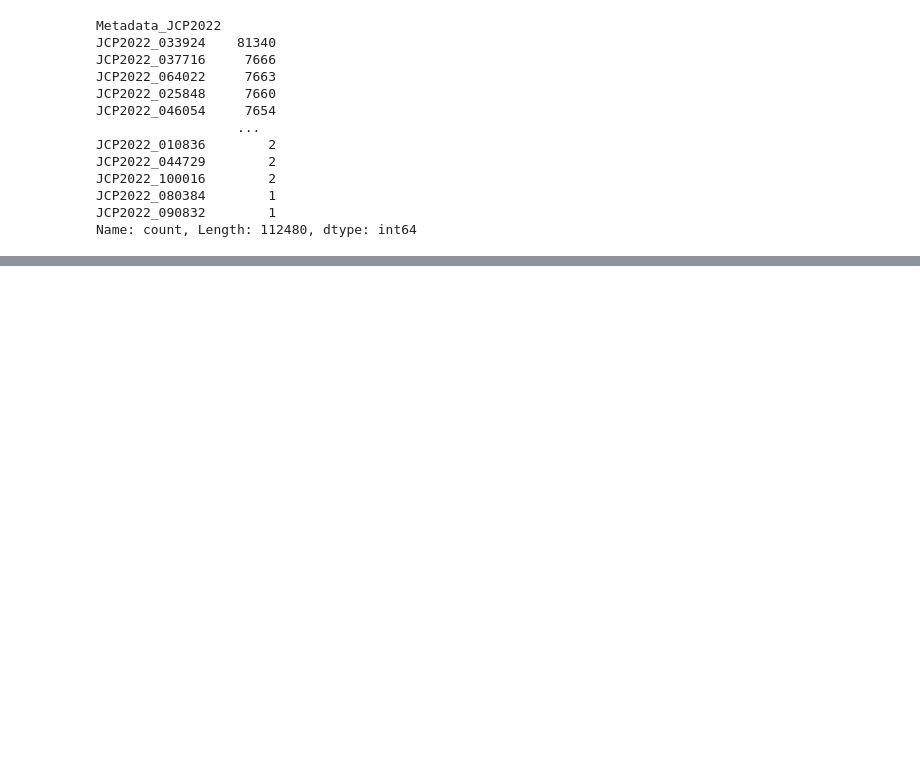
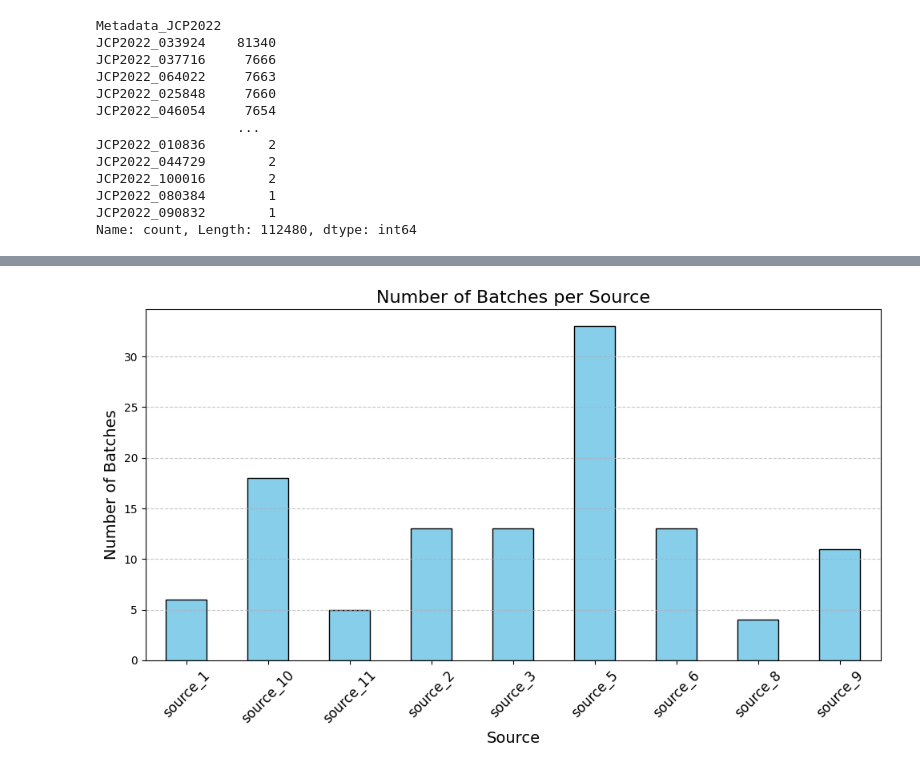
Before and after one commit to mxfly14/phenoseeker, a Jupyter notebook: experiments_distributions.ipynb, the cells around one changed output, grey strips where cells are left out. Cells and saved outputs as stored; diff of their text form; code cells hidden in the pictures; blank space fills up the shorter version.

```diff
--- a/experiments_distributions.ipynb
+++ b/experiments_distributions.ipynb
@@ -44 +74,27 @@ df.to_parquet("/home/maxime/synrepos/phenospace/jump_pl/images_embeddings/ResNet
+# %%
+# Count the number of unique batches per source
+batch_count_per_source = df.groupby("Metadata_Source")["Metadata_Batch"].nunique()
+
+# Plot the data
+plt.figure(figsize=(10, 6))  # Set figure size
+batch_count_per_source.plot(kind="bar", color="skyblue", edgecolor="black")
+
+# Add titles and labels
+plt.title("Number of Batches per Source", fontsize=16)
+plt.xlabel("Source", fontsize=14)
+plt.ylabel("Number of Batches", fontsize=14)
+
+# Rotate x-axis labels for better readability
+plt.xticks(rotation=45, fontsize=12)
+
+# Add grid lines for y-axis
+plt.grid(axis="y", linestyle="--", alpha=0.7)
+
+# Adjust layout to avoid overlap
+plt.tight_layout()
+
+# Show the plot
+plt.show()
+# %% [output]
+[figure, added]
 # %%
```
Also changed, not shown: parts of 5 cells of this notebook, 5 other files.
